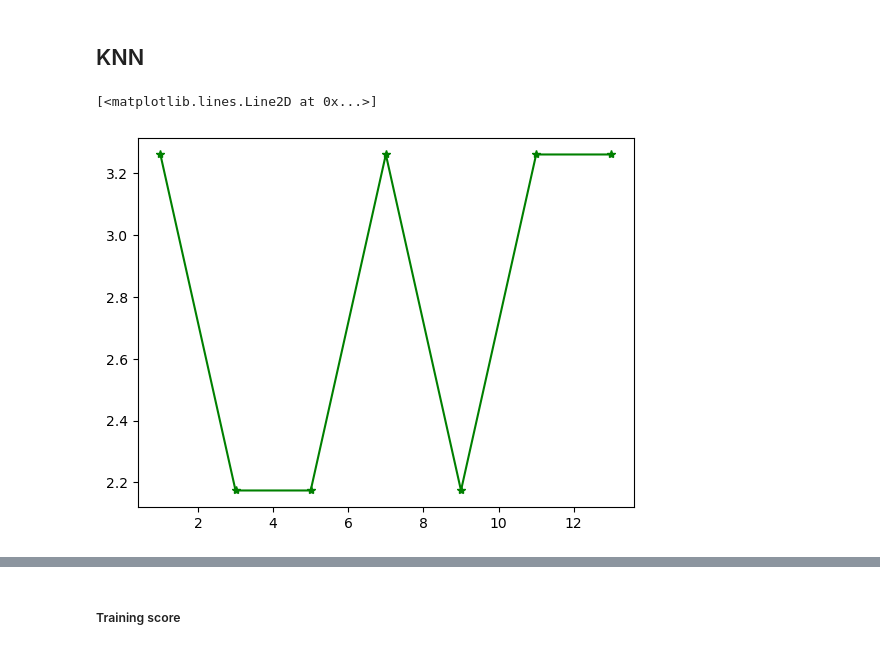
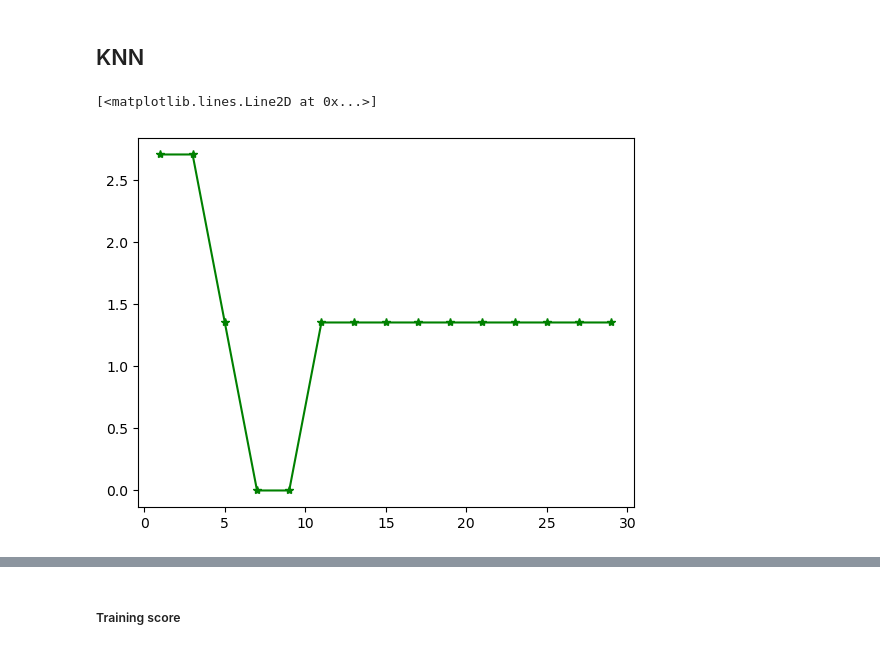
Before and after one commit to NuneShashank/Skin_Disorder, a Jupyter notebook: code.ipynb, the cells around one changed output, grey strips where cells are left out. Cells and saved outputs as stored; diff of their text form; code cells hidden in the pictures.

Commit message:
models

```diff
--- a/code.ipynb
+++ b/code.ipynb
@@ -489,3 +489,9 @@ plt.tight_layout()
 - Perifollicular_parakeratosis - Class 6 will definetely have this symptom. 80% have moderate effect and 20% have high effect.
 - Inflammatory_monoluclear_inflitrate - Every class have this symptom. 80% - 90% of class 1,2,4,5,6 have moderate effect. Around 30% of class 3, 10% - 20% of class 1,2,5 have high effect.
 - Band-like_infiltrate - class 3 will definetely have this symptom. Around 27% have moderate effect and around 72% have high effect.
+# %%
+k=dict(df['class'].value_counts())
+key=['psoriasis','lichen planus','seboreic dermatitis','cronic dermatitis','pityriasis rosea','pityriasis rubra pilaris']
+pair={}
+for i in range(len(k)):
+    pair[key[i]]=k[i+1]
@@ -646,7 +666,7 @@ from sklearn.model_selection import train_test_split
 x=df.drop('class',axis=1)
 y=df['class']
 # %%
-x_train,x_test,y_train,y_test=train_test_split(x,y,test_size=0.25,random_state=41)
+x_train,x_test,y_train,y_test=train_test_split(x,y,test_size=0.20,random_state=41)
 # %%
 x_train
 # %% [output]
@@ -1003,2 +1022,2 @@ model_svm=SVC(C= 1, coef0= 1.0, degree= 3, gamma= 'scale', kernel= 'poly')
 # %%
-model_svm=SVC(C= 10, coef0= 0.1, degree= 1, gamma= 'scale', kernel= 'poly')
+model_svm=SVC(C= 10, coef0= 1.0, degree= 2, gamma= 'auto', kernel= 'poly')
@@ -1072,14 +1092,14 @@ Mean of cross validation score: 0.97
 from sklearn.neighbors import KNeighborsClassifier
 # %%
 error=[]
-for k in range(1,15,2):
+for k in range(1,30,2):
     dummy_model=KNeighborsClassifier(n_neighbors=k)
     dummy_model.fit(x_sm,y_sm)
     y_pred=dummy_model.predict(x_test)
     error.append((y_test!=y_pred).sum()/len(y_test)*100)
 # %%
-plt.plot(range(1,15,2),error,marker='*',color='green')
+plt.plot(range(1,30,2),error,marker='*',color='green')
 # %% [output]
 [<matplotlib.lines.Line2D at 0x...>]
-[figure, old version]
+[figure, new version]
 # %%
```
Also changed, not shown: parts of 221 cells of this notebook.
